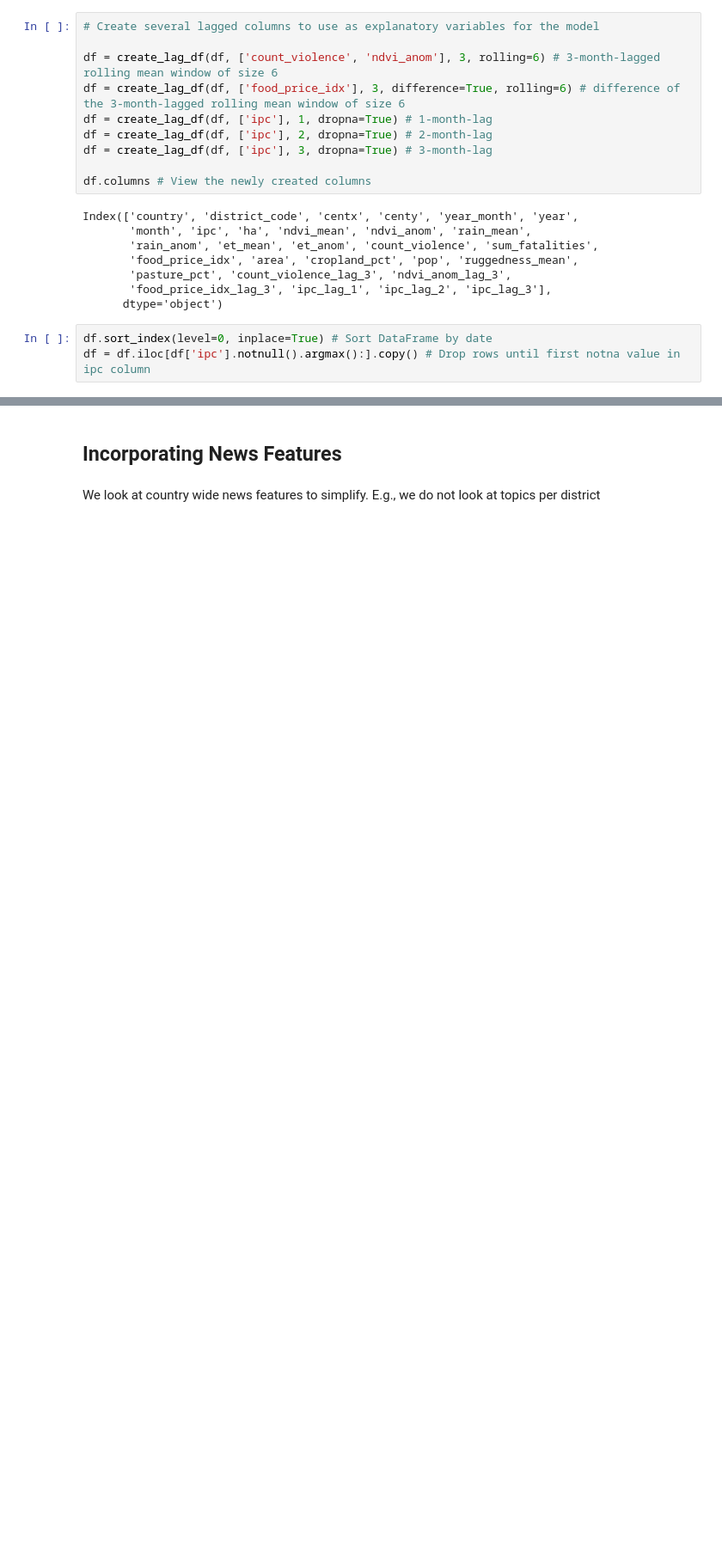
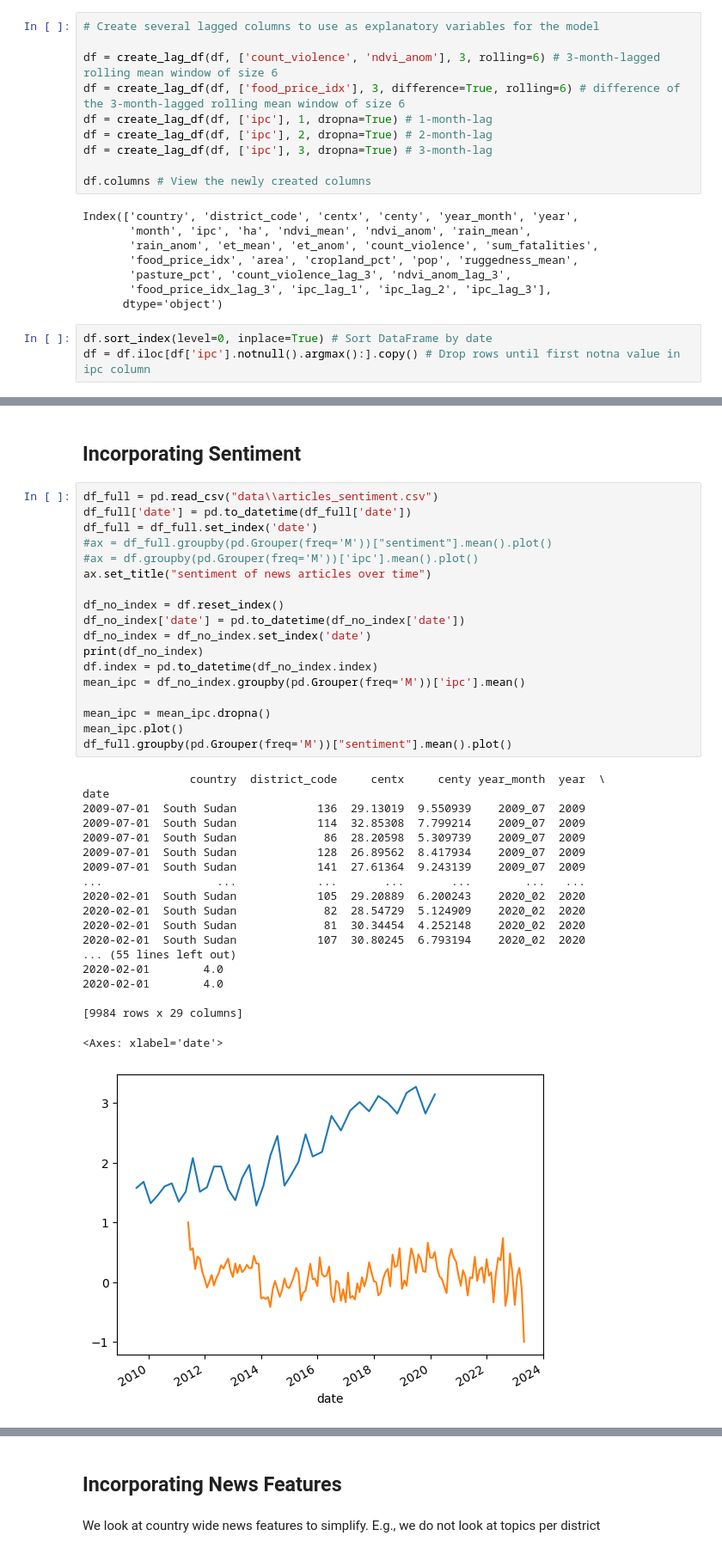
Before and after one commit to isavgt/JBG060-DC3-Group-12, a Jupyter notebook: predictions.ipynb, the cells around one changed output, grey strips where cells are left out. Shown: that part at 86% size. Drawn from its saved outputs; the diff is of its cells as text; blank space fills up the shorter version.

Commit message:
added sentiment analysis

```diff
--- a/predictions.ipynb
+++ b/predictions.ipynb
@@ -353,3 +304,43 @@ strong multicollinearity or other numerical problems.
 Mean MAE: 0.59
 Mean R2: 0.62
 <Figure size 640x480 with 0 Axes>
+# %% [markdown]
+## Incorporating Sentiment
+# %%
+df_full = pd.read_csv("data\\articles_sentiment.csv")
+df_full['date'] = pd.to_datetime(df_full['date'])
+df_full = df_full.set_index('date')
+#ax = df_full.groupby(pd.Grouper(freq='M'))["sentiment"].mean().plot()
+#ax = df.groupby(pd.Grouper(freq='M'))['ipc'].mean().plot()
+ax.set_title("sentiment of news articles over time")
+
+df_no_index = df.reset_index()
+df_no_index['date'] = pd.to_datetime(df_no_index['date'])
+df_no_index = df_no_index.set_index('date')
+print(df_no_index)
+df.index = pd.to_datetime(df_no_index.index)
+mean_ipc = df_no_index.groupby(pd.Grouper(freq='M'))['ipc'].mean()
+
+mean_ipc = mean_ipc.dropna()
+mean_ipc.plot()
+df_full.groupby(pd.Grouper(freq='M'))["sentiment"].mean().plot()
+# %% [output]
+                country  district_code     centx     centy year_month  year  \
+date
+2009-07-01  South Sudan            136  29.13019  9.550939    2009_07  2009
+2009-07-01  South Sudan            114  32.85308  7.799214    2009_07  2009
+2009-07-01  South Sudan             86  28.20598  5.309739    2009_07  2009
+2009-07-01  South Sudan            128  26.89562  8.417934    2009_07  2009
+2009-07-01  South Sudan            141  27.61364  9.243139    2009_07  2009
+...                 ...            ...       ...       ...        ...   ...
+2020-02-01  South Sudan            105  29.20889  6.200243    2020_02  2020
+2020-02-01  South Sudan             82  28.54729  5.124909    2020_02  2020
+2020-02-01  South Sudan             81  30.34454  4.252148    2020_02  2020
+2020-02-01  South Sudan            107  30.80245  6.793194    2020_02  2020
+... (55 lines left out)
+2020-02-01        4.0
+2020-02-01        4.0
+
+[9984 rows x 29 columns]
+<Axes: xlabel='date'>
+[figure, added]
```
Also changed, not shown: parts of 6 cells of this notebook.
